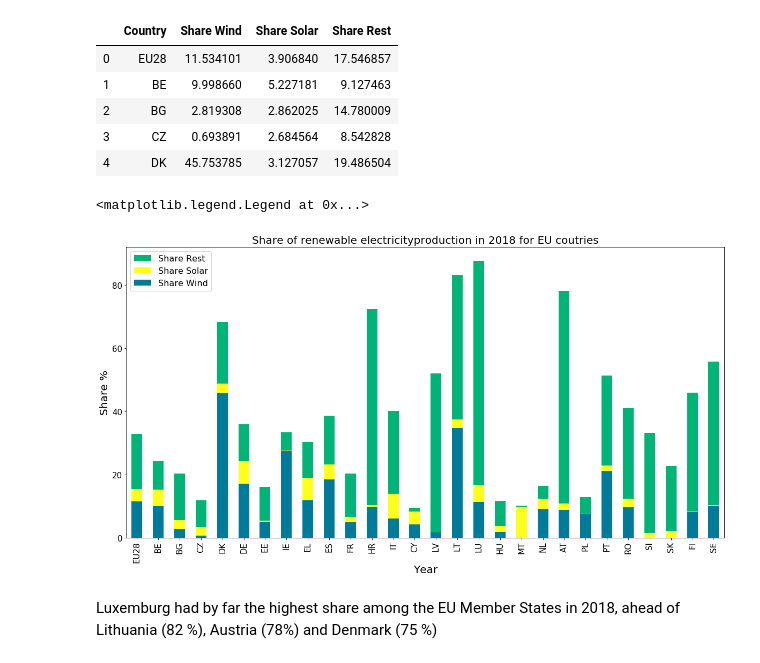
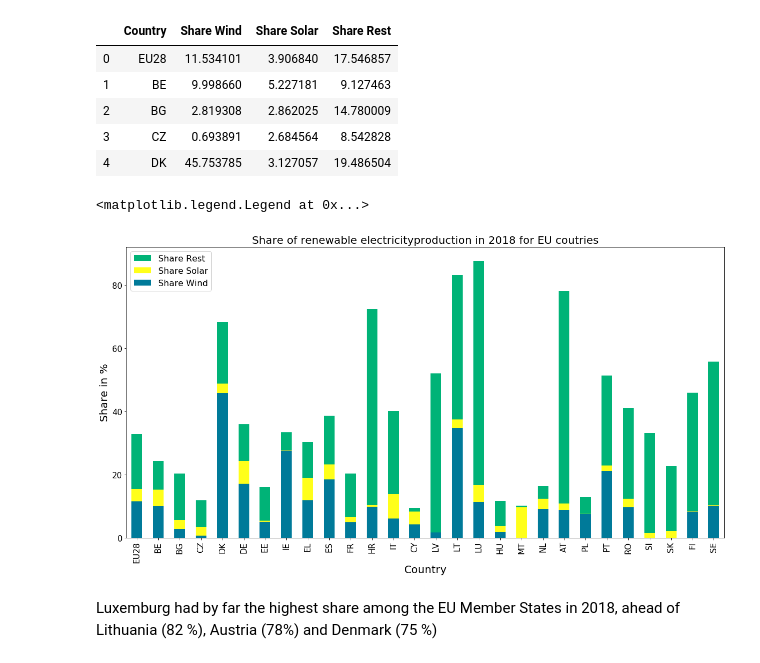
Before and after one commit to nlygar/renewable-energy-eu-statistics, a Jupyter notebook: renewable-energy-eu-statistics.ipynb, the cells around one changed output. Saved outputs shown, nothing was run; the diff lists cells and outputs as text; code cells hidden in the pictures.

```diff
--- a/renewable-energy-eu-statistics.ipynb
+++ b/renewable-energy-eu-statistics.ipynb
@@ -527,26 +527,26 @@ df_results.head()
 # %%
 from matplotlib.colors import ListedColormap
 
 color=['#007a99','#ffff1a','#00b377']
 
 sns.set_palette(colors)
 df_results.index = df_results['Country']
 ax= df_results.plot(kind='bar', stacked=True,
                           colormap=ListedColormap(sns.color_palette(color)),
                           fontsize=15,
                           figsize=(20,10))
 
 ax.set_title('Share of renewable electricityproduction in 2018 for EU coutries',fontsize= 20) # title of plot
-ax.set_xlabel('Year',fontsize = 20) #xlabel
-ax.set_ylabel('Share %', fontsize = 20)#ylabel
+ax.set_xlabel('Country',fontsize = 20) #xlabel
+ax.set_ylabel('Share in %', fontsize = 20)#ylabel
 
 
 # reverse the order
 handles, labels = ax.get_legend_handles_labels()
 ax.legend(handles[::-1], labels[::-1],loc='upper left',fontsize=16)
 # %% [output]
 <matplotlib.legend.Legend at 0x...>
-[figure, old version]
+[figure, new version]
 # %% [markdown]
 Luxemburg had by far the highest share among the EU Member States in 2018, ahead of Lithuania (82 %), Austria (78%) and Denmark (75 %)
 # %% [markdown]
```
Also changed, not shown: parts of 5 cells of this notebook.
